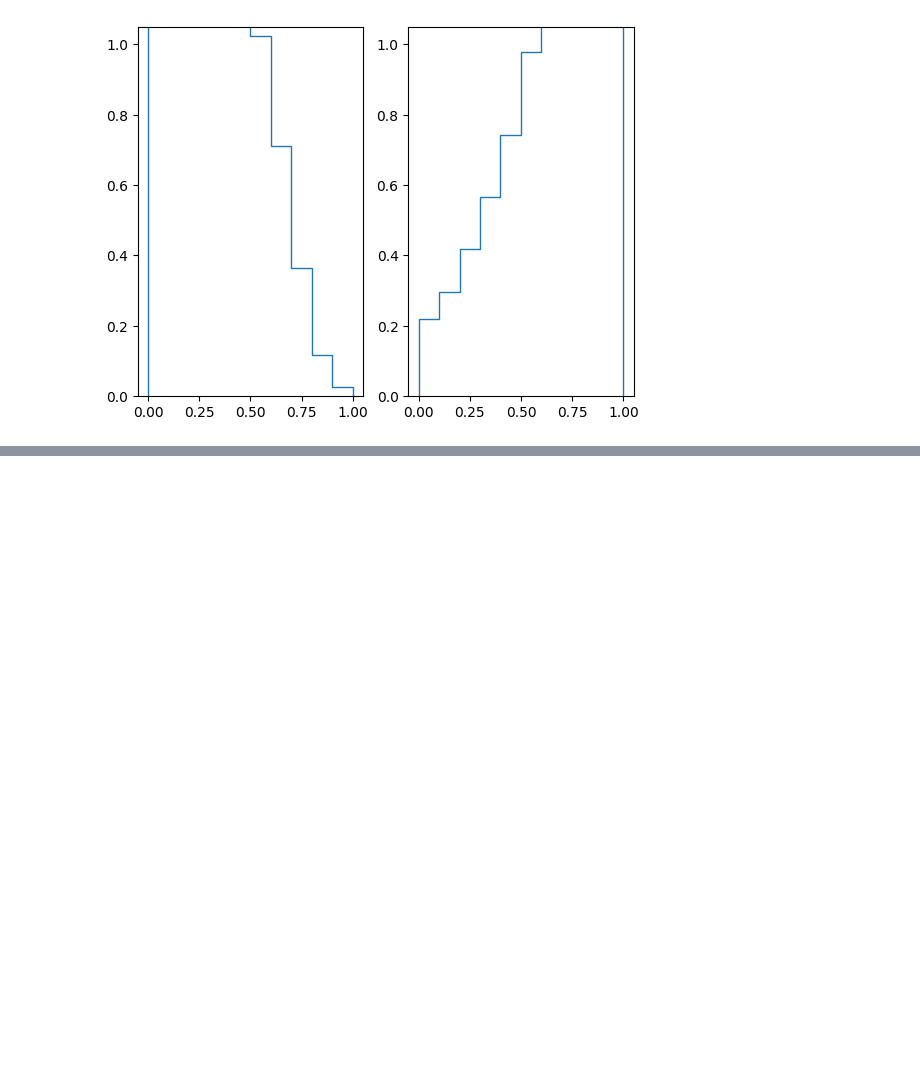
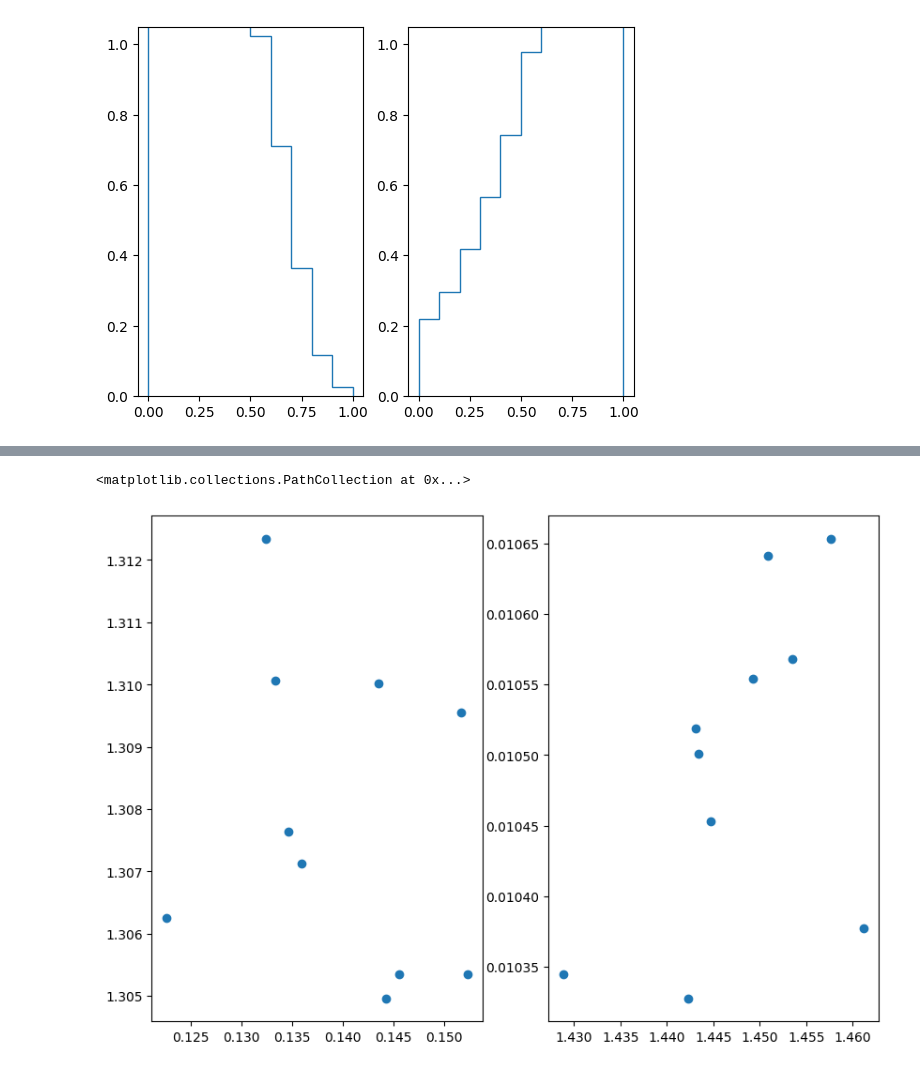
Before and after one commit to maxftl/bid_space_ascent, a Jupyter notebook: lyapunov/experiments.ipynb, the cells around one changed output, grey strips where cells are left out. Drawn from its saved outputs; the diff is of its cells as text; code cells hidden in the pictures; blank space fills up the shorter version.

```diff
--- a/lyapunov/experiments.ipynb
+++ b/lyapunov/experiments.ipynb
@@ -218,0 +263,56 @@ plt.scatter(distance_to_equil, utility_diff)
+# %%
+n = 50
+
+f_equil = np.zeros((n,))
+for i in range(int(n/2)):
+    f_equil[i] = 2
+F_equil = np.cumsum(f_equil)/n
+g_equil = np.zeros((n,))
+for i in range(int(n/2)):
+    g_equil[i] = 2
+G_equil = np.cumsum(g_equil)/n
+g_truthful = np.ones((n,))
+
+
+distance_to_equil = []
+utility_diff = []
+distance_g = []
+distance_f = []
+
+n_samples = 10
+
+
+#plt.ion()
+
+
+psicalc = PsiCalculator(n)
+
+for _ in tqdm(range(n_samples)):
+    g = 0.9*g_equil + 0.1*random_density(n)
+    dist_g = L2norm(g-g_equil)
+    f = compute_best_response_sg(g,psicalc,np.ones_like(f_equil),n_iterations=2000, h=0.005, max_dist_to_start=np.inf)
+    #f = compute_penalized_best_response(g, psicalc, f_equil, penalty=0.008, h=0.05, accuracy=0.001, max_iter=10000)
+    #ax[0].stairs(values=f.flatten(), edges=np.linspace(start = 0.,stop = 1., num=n+1))
+    #ax[0].stairs(values=f_equil.flatten(), edges=np.linspace(start = 0.,stop = 1., num=n+1))
+    #ax[1].stairs(values=g.flatten(), edges=np.linspace(start = 0.,stop = 1., num=n+1))
+    #plt.show()
+    #break
+    distance_g.append(dist_g)
+    distance_f.append(L2norm(f-f_equil))
+    utility_diff.append(compute_utility(n,f_equil,g) - compute_utility(n,f,g))
+
+
+fig = plt.figure(figsize = (10, 7))
+ax = fig.subplots(1,2)
+ax[0].scatter(distance_g, distance_f)
+ax[1].scatter(np.array(distance_g)+np.array(distance_f), utility_diff)
+
+#fig = plt.figure(figsize = (10, 7))
+#ax = plt.axes(projection ="3d")
+#ax.scatter3D(distance_g, distance_f, utility_diff)
+#plt.title("simple 3D scatter plot")
+# show plot
+#plt.show()
+# %% [output]
+<matplotlib.collections.PathCollection at 0x...>
+[figure, added]
```
Also changed, not shown: parts of 10 cells of this notebook, 1 other file.
